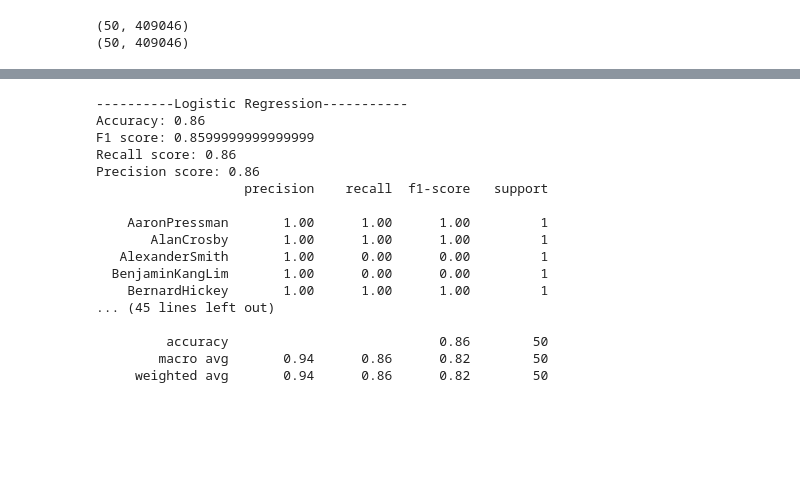
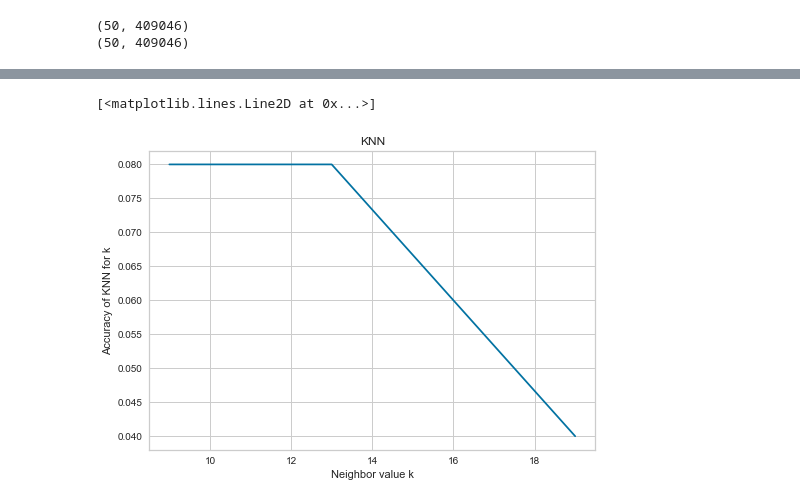
Before and after one commit to gthreehosmane/CMPE-255_S3-Group10, a Jupyter notebook: Authorship-Identification.ipynb, the cells around one changed output, grey strips where cells are left out. Saved outputs shown, nothing was run; the diff lists cells and outputs as text; code cells hidden in the pictures; blank space fills up the shorter version.

Commit message:
Adding graph plots, classification report and confusion matrix

```diff
--- a/Authorship-Identification.ipynb
+++ b/Authorship-Identification.ipynb
@@ -353,37 +276,43 @@ Precision score: 0.88
-# %%
-print("----------Logistic Regression-----------")#0.86
-#train the classifier, Logistic regression
-
-lrclf  = LogisticRegression(C=10)
-lrclf.fit(compressed_train, train_labels)
-predicted_classes_lr = lrclf.predict(compressed_test) # actual prediction of labels for test data
-
-#print(predicted_classes)
-accuracy_lr = accuracy_score(test_labels,predicted_classes_lr)
-f1_lr = f1_score(test_labels,predicted_classes_lr, average='micro')
-precision_lr = precision_score(test_labels,predicted_classes_lr, average='micro')
-recall_lr = recall_score(test_labels,predicted_classes_lr, average='micro')
-print("Accuracy:",accuracy_lr)
-print("F1 score:",f1_lr)
-print("Recall score:",recall_lr)
-print("Precision score:",precision_lr)
-# prepare a classification report
-print(classification_report(test_labels, predicted_classes_lr,zero_division=1))
-# %% [output]
-----------Logistic Regression-----------
-Accuracy: 0.86
-F1 score: 0.8599999999999999
-Recall score: 0.86
-Precision score: 0.86
-                   precision    recall  f1-score   support
-
-    AaronPressman       1.00      1.00      1.00         1
-       AlanCrosby       1.00      1.00      1.00         1
-   AlexanderSmith       1.00      0.00      0.00         1
-  BenjaminKangLim       1.00      0.00      0.00         1
-    BernardHickey       1.00      1.00      1.00         1
-... (45 lines left out)
-
-         accuracy                           0.86        50
-        macro avg       0.94      0.86      0.82        50
-     weighted avg       0.94      0.86      0.82        50
+# %%
+# check which hyperparameters work best for our data(not using gridsearch cv here)
+clist=[0.1,1,10,100]
+alphalist=[0.01,0.1,1,10]
+klist=[9,11,13,19]
+
+knn_scores=[]
+lr_scores=[]
+lsvc_scores=[]
+mnb_scores=[]
+# %%
+for k in klist:
+    knn=KNeighborsClassifier(n_neighbors=k)
+    knn.fit(compressed_train, train_labels)
+    predicted_labelsk = knn.predict(compressed_test)
+    score = metrics.accuracy_score(test_labels, predicted_labelsk)
+    knn_scores.append(score)
+for c in clist:
+    lr=LogisticRegression(C=c,max_iter=4000)
+    lr.fit(compressed_train, train_labels)
+    predicted_labelslr = lr.predict(compressed_test)
+    score = metrics.accuracy_score(test_labels, predicted_labelslr)
+    lr_scores.append(score)
+for c in clist:
+    lsvc=LinearSVC(C=c,max_iter=4000)
+    lsvc.fit(compressed_train, train_labels)
+    predicted_labelsls = lsvc.predict(compressed_test)
+    score = metrics.accuracy_score(test_labels, predicted_labelsls)
+    lsvc_scores.append(score)
+for a in alphalist:
+    nb=MultinomialNB(alpha=a)
+    nb.fit(compressed_train, train_labels)
+    predicted_labelsmn = nb.predict(compressed_test)
+    score = metrics.accuracy_score(test_labels, predicted_labelsmn)
+    mnb_scores.append(score)
+# %%
+plt.title("KNN")
+plt.xlabel("Neighbor value k")
+plt.ylabel("Accuracy of KNN for k")
+plt.plot(klist,knn_scores)
+# %% [output]
+[<matplotlib.lines.Line2D at 0x...>]
+[figure, added]
```
Also changed, not shown: parts of 12 cells of this notebook.
